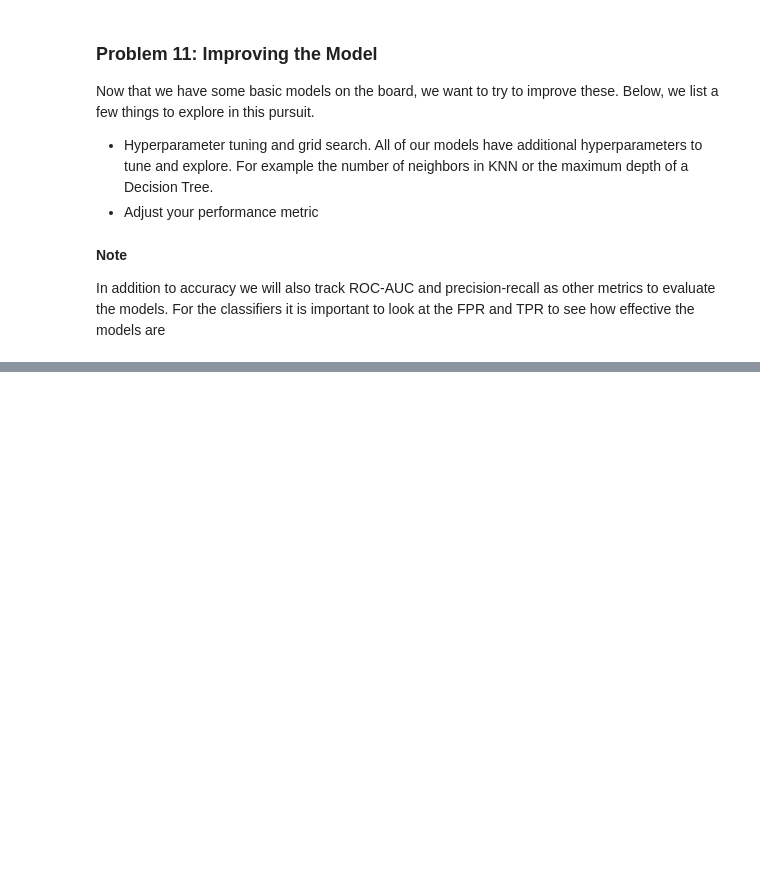
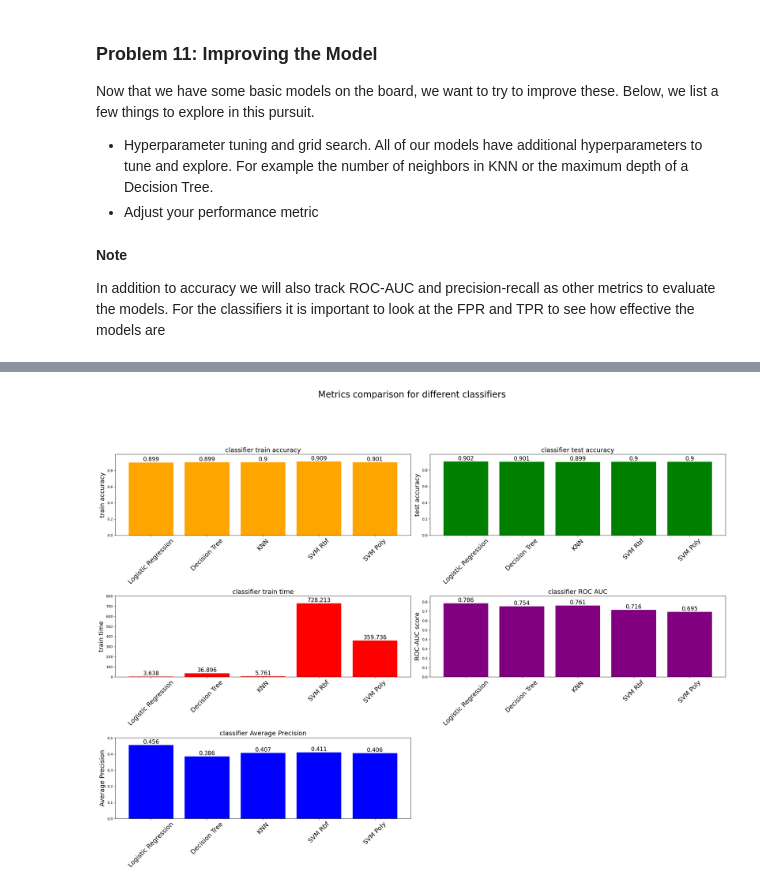
Before and after one commit to raosalapaka/ml-module17, a Jupyter notebook: assignment17_1_RS.ipynb, the cells around one changed output, grey strips where cells are left out. Drawn from its saved outputs; the diff is of its cells as text; code cells hidden in the pictures; blank space fills up the shorter version.

```diff
--- a/assignment17_1_RS.ipynb
+++ b/assignment17_1_RS.ipynb
@@ -545,0 +611,9 @@ DisplayRocAndPrecisionRecallCurve(svm_grid.best_estimator_, 'SVM')
+# %%
+svm_poly_grid_train_time = svm_poly_end_time - svm_poly_start_time
+svm_poly_grid_train_accuracy = svm_poly_grid.best_estimator_.score(X_train, y_train)
+svm_poly_grid_test_accuracy = svm_poly_grid.best_estimator_.score(X_test, y_test)
+svm_poly_grid_roc_auc = float((roc_auc_score(y_test, svm_poly_grid.best_estimator_.predict_proba(X_test)[:,1])))
+svm_poly_grid_ap = float(average_precision_score(y_test, svm_poly_grid.best_estimator_.predict_proba(X_test)[:, 1]))
+
+print(svm_poly_grid.best_params_)
+svm_poly_grid_train_time, svm_poly_grid_train_accuracy, svm_poly_grid_test_accuracy, svm_poly_grid_roc_auc, svm_poly_grid_ap
@@ -569,9 +684,10 @@ def annotate_bars(bars, values, row, column):
         color='black'
     )
 # %%
-# Compare train and test accuracies
+# Compare train and test accuracies, roc-auc scores and average precision scores
 
-fig, ax = plt.subplots(2, 2, figsize=(20, 15))
+fig, ax = plt.subplots(3, 2, figsize=(25, 20))
+fig.suptitle('Metrics comparison for different classifiers', fontsize=25)
 
 bars = ax[0,0].bar(classifiers, train_accuracy, color='orange')
 annotate_bars(bars, train_accuracy, 0, 0)
@@ -581,32 +697,44 @@ ax[0,0].set_ylabel('train accuracy', fontsize=18)
 ax[0,0].set_title('classifier train accuracy', fontsize=18)
 ax[0,0].set_ylim(0, max(train_accuracy) * 1.1)
 
 # Fixed: Changed train_accuracy to test_accuracy for the height parameter
 bars = ax[0,1].bar(classifiers, test_accuracy, color='green')  # FIXED: Using test_accuracy instead of train_accuracy
 annotate_bars(bars, test_accuracy, 0, 1)
 ax[0,1].set_xticks(range(len(classifiers)))
 ax[0,1].set_xticklabels(classifiers, rotation=45, fontsize=18)
 ax[0,1].set_ylabel('test accuracy', fontsize=18)
 ax[0,1].set_title('classifier test accuracy', fontsize=18)
 ax[0,1].set_ylim(0, max(test_accuracy) * 1.1)
 
 
 bars = ax[1,0].bar(classifiers, train_time, color='red')
 annotate_bars(bars, train_time, 1, 0)
 ax[1,0].set_xticks(range(len(classifiers)))
 ax[1,0].set_xticklabels(classifiers, rotation=45, fontsize=18)
 ax[1,0].set_ylabel('train time', fontsize=18)
 ax[1,0].set_title('classifier train time', fontsize=18)
 ax[1,0].set_ylim(0, max(train_time) * 1.1)
 
 bars = ax[1,1].bar(classifiers, roc_auc, color='purple')
 annotate_bars(bars, roc_auc, 1, 1)
 ax[1,1].set_xticks(range(len(classifiers)))
 ax[1,1].set_xticklabels(classifiers, rotation=45, fontsize=18)
 ax[1,1].set_ylabel('ROC-AUC score', fontsize=18)
 ax[1,1].set_title('classifier ROC AUC', fontsize=18)
 ax[1,1].set_ylim(0, max(roc_auc) * 1.1)
 
-plt.tight_layout()
+bars = ax[2,0].bar(classifiers, a_p, color='blue')
+annotate_bars(bars, a_p, 2, 0)
+ax[2,0].set_xticks(range(len(classifiers)))
+ax[2,0].set_xticklabels(classifiers, rotation=45, fontsize=18)
+ax[2,0].set_ylabel('Average Precision', fontsize=18)
+ax[2,0].set_title('classifier Average Precision', fontsize=18)
+ax[2,0].set_ylim(0, max(a_p) * 1.1)
+
+ax[2,1].axis('off')
+
+plt.tight_layout(rect=[0,0.03, 1, 0.9])
 plt.show()
+# %% [output]
+[figure, added]
 # %%
```
Also changed, not shown: parts of 46 cells of this notebook.
